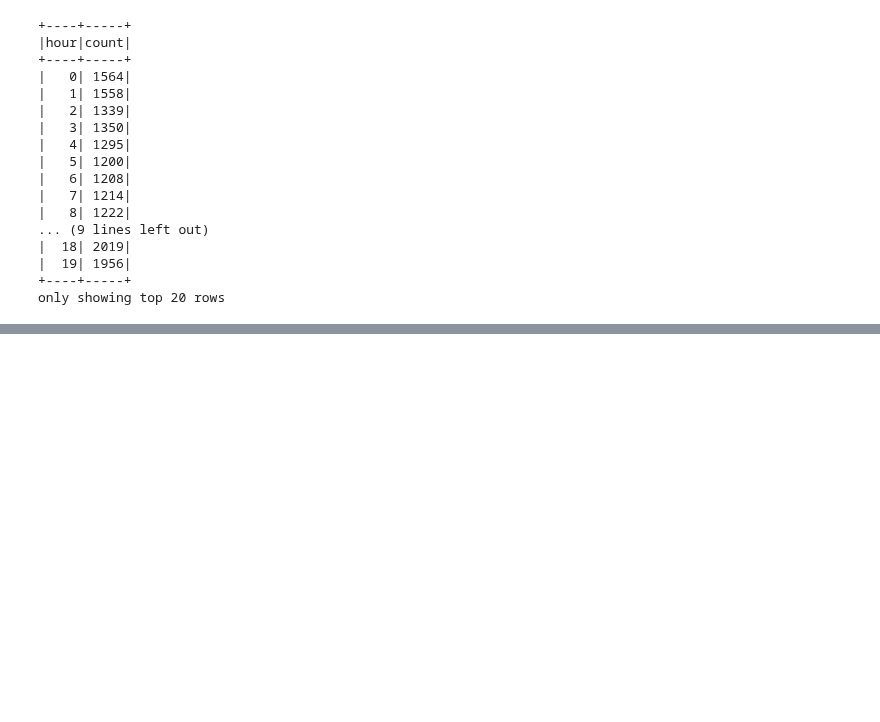
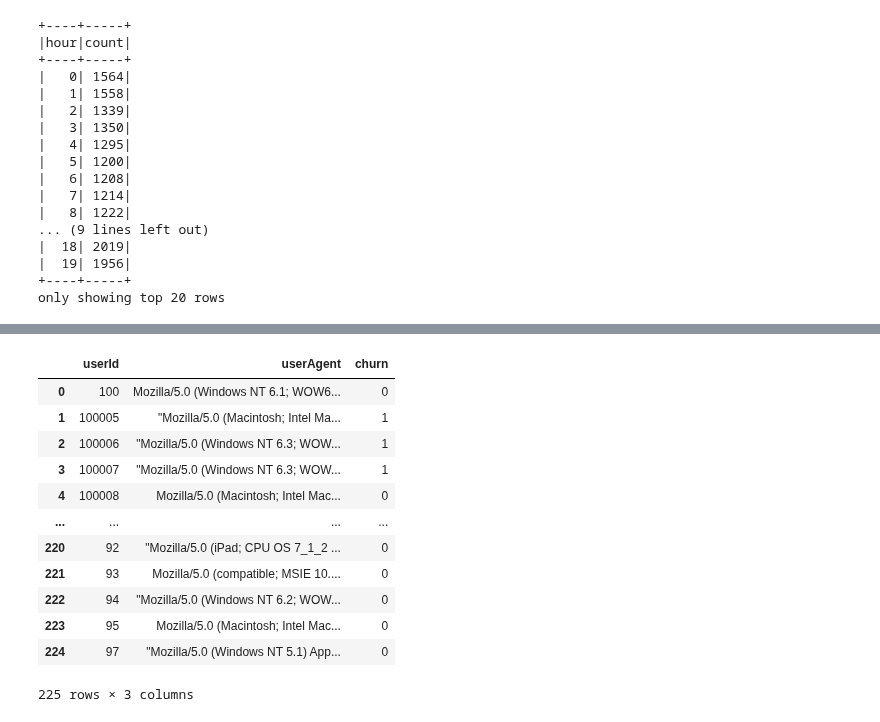
Before and after one commit to Nima-Sayyah/Sparkify, a Jupyter notebook: Sparkify.ipynb, the cells around one changed output, grey strips where cells are left out. Cells and saved outputs as stored; diff of their text form; code cells hidden in the pictures; blank space fills up the shorter version.

```diff
--- a/Sparkify.ipynb
+++ b/Sparkify.ipynb
@@ -1048,0 +1066,18 @@ DataFrame[userId: string, userAgent: string, churn: bigint]
+# %%
+# convert to pandas
+df_opsys = df_opsys.toPandas()
+df_opsys
+# %% [output]
+|  | userId | userAgent | churn |
+| 0 | 100 | Mozilla/5.0 (Windows NT 6.1; WOW6... | 0 |
+| 1 | 100005 | "Mozilla/5.0 (Macintosh; Intel Ma... | 1 |
+| 2 | 100006 | "Mozilla/5.0 (Windows NT 6.3; WOW... | 1 |
+| 3 | 100007 | "Mozilla/5.0 (Windows NT 6.3; WOW... | 1 |
+| 4 | 100008 | Mozilla/5.0 (Macintosh; Intel Mac... | 0 |
+| ... | ... | ... | ... |
+| 220 | 92 | "Mozilla/5.0 (iPad; CPU OS 7_1_2 ... | 0 |
+| 221 | 93 | Mozilla/5.0 (compatible; MSIE 10.... | 0 |
+| 222 | 94 | "Mozilla/5.0 (Windows NT 6.2; WOW... | 0 |
+| 223 | 95 | Mozilla/5.0 (Macintosh; Intel Mac... | 0 |
+| 224 | 97 | "Mozilla/5.0 (Windows NT 5.1) App... | 0 |
+225 rows × 3 columns
```
Also changed, not shown: parts of 64 cells of this notebook.
